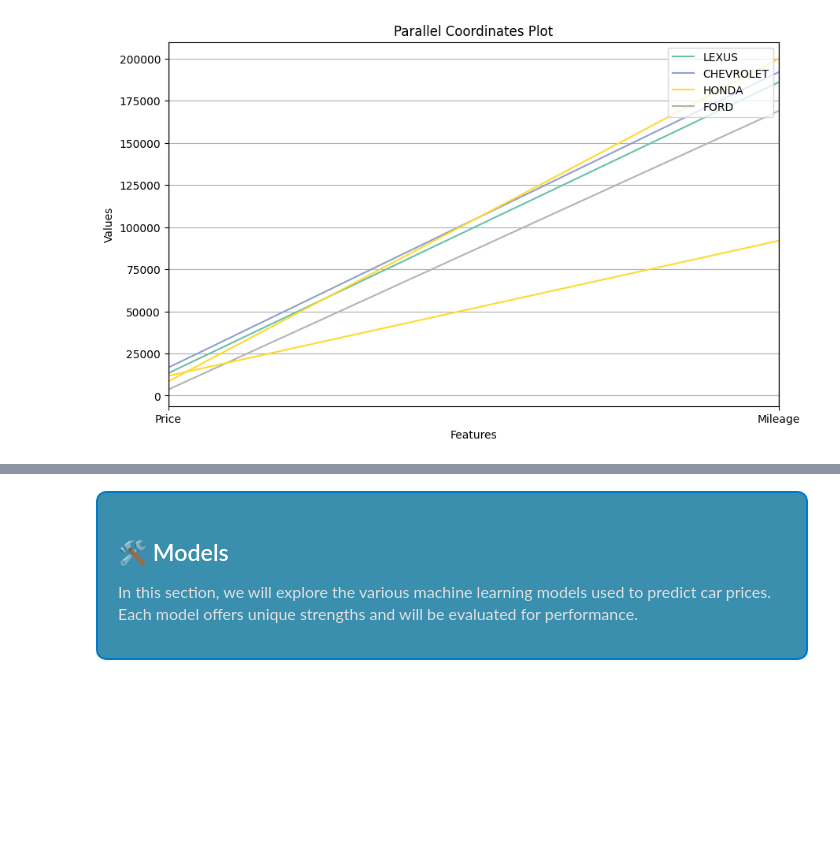
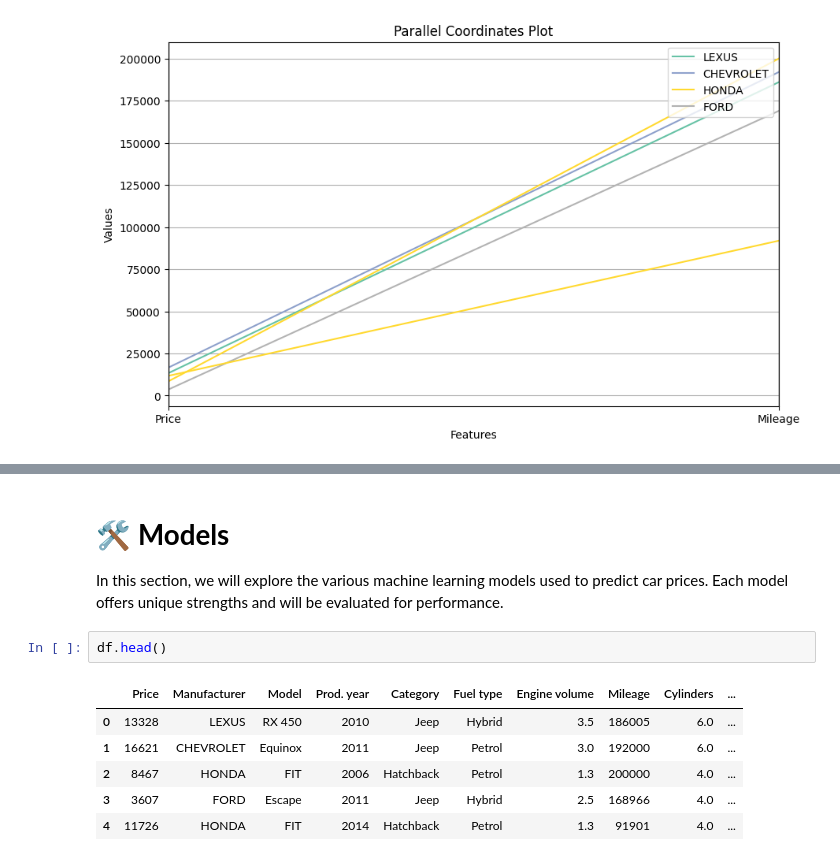
Before and after one commit to AliHShahid/CarPricePrediction, a Jupyter notebook: car-price-prediction.ipynb, the cells around one changed output, grey strips where cells are left out. Drawn from its saved outputs; the diff is of its cells as text; blank space fills up the shorter version.

```diff
--- a/car-price-prediction.ipynb
+++ b/car-price-prediction.ipynb
@@ -349,12 +325,15 @@ df.isnull().sum()
 # %% [markdown]
-<div style="background-color:#3a8eae; border: 2px solid #007acc; border-radius:10px; padding:20px;">
-    <h2 style="color:#ffffff; font-family: Arial, sans-serif;">🛠️ Models</h2>
-    <p style="color:#e0e0e0; font-size:16px;">
-        In this section, we will explore the various machine learning models used to predict car prices.
-        Each model offers unique strengths and will be evaluated for performance.
-    </p>
-
-</div>
+# 🛠️ **Models**
+In this section, we will explore the various machine learning models used to predict car prices. Each model offers unique strengths and will be evaluated for performance.
+# %%
+df.head()
+# %% [output]
+|  | Price | Manufacturer | Model | Prod. year | Category | Fuel type | Engine volume | Mileage | Cylinders | ... |
+| 0 | 13328 | LEXUS | RX 450 | 2010 | Jeep | Hybrid | 3.5 | 186005 | 6.0 | ... |
+| 1 | 16621 | CHEVROLET | Equinox | 2011 | Jeep | Petrol | 3.0 | 192000 | 6.0 | ... |
+| 2 | 8467 | HONDA | FIT | 2006 | Hatchback | Petrol | 1.3 | 200000 | 4.0 | ... |
+| 3 | 3607 | FORD | Escape | 2011 | Jeep | Hybrid | 2.5 | 168966 | 4.0 | ... |
+| 4 | 11726 | HONDA | FIT | 2014 | Hatchback | Petrol | 1.3 | 91901 | 4.0 | ... |
 # %%
 from sklearn.compose import ColumnTransformer
 from sklearn.pipeline import Pipeline
```
Also changed, not shown: parts of 15 cells of this notebook.
